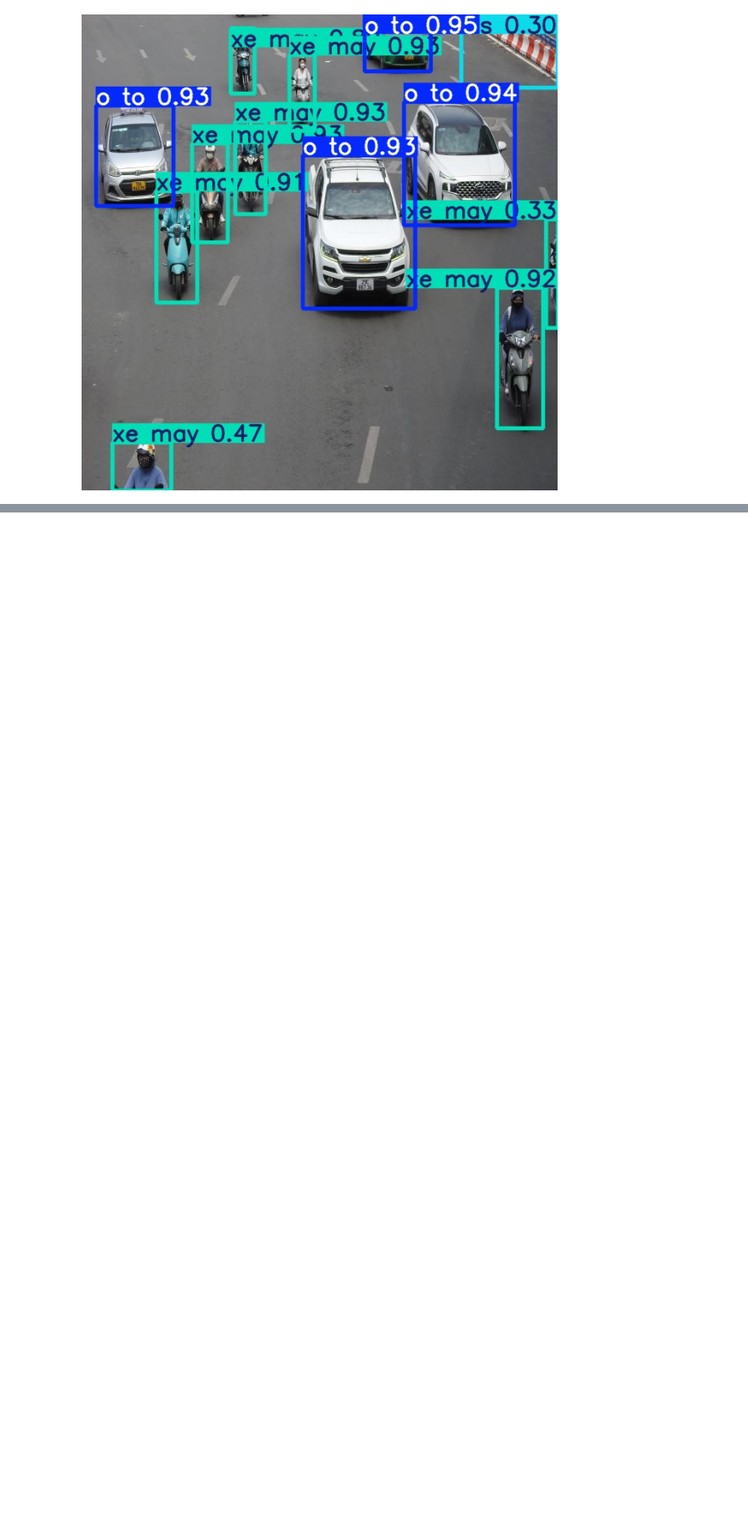
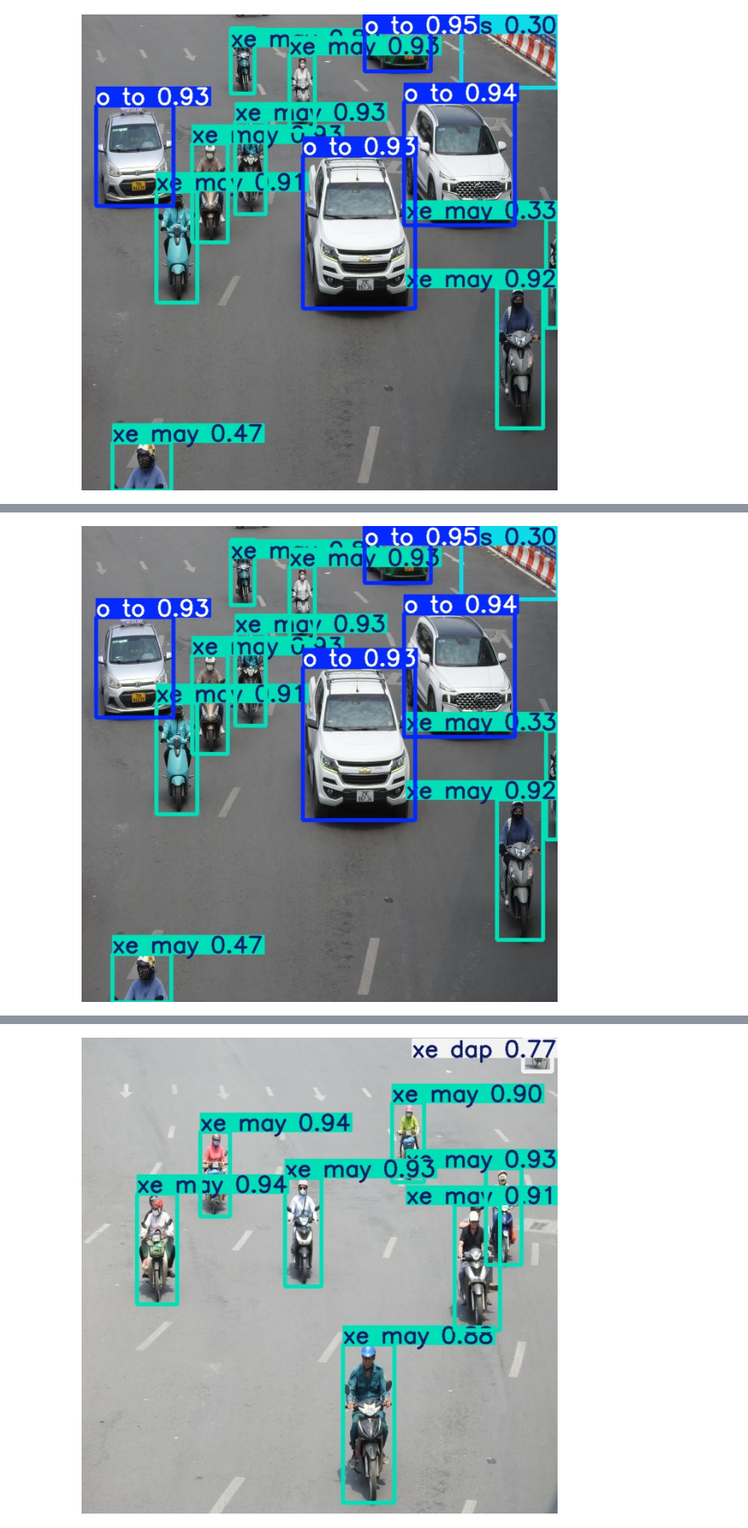
Before and after one commit to lmn190104/yolov5, a Jupyter notebook: Untitled3.ipynb, the cells around one changed output, grey strips where cells are left out. Shown at 85% size. Drawn from its saved outputs; the diff is of its cells as text; code cells hidden in the pictures; blank space fills up the shorter version.

```diff
--- a/Untitled3.ipynb
+++ b/Untitled3.ipynb
@@ -201,10 +201,79 @@ import glob
 from IPython.display import Image, display
 
 # Lấy danh sách ảnh kết quả
-result_images = glob.glob('/content/yolov5/runs/detect/exp6/*.jpg')
+result_images = glob.glob('/content/yolov5/runs/detect/exp3/*.jpg')
 
 # Hiển thị 3 ảnh đầu tiên với kích thước 640x640
 for img_path in result_images[:1]:
     display(Image(filename=img_path, height=640))
 # %% [output]
 [figure]
+# %%
+import glob
+from IPython.display import Image, display
+import os
+
+# Định nghĩa danh sách các nhãn vi phạm
+VIOLATION_CLASSES = ['xe may', 'xe dap', 'xe bus']
+
+# Đường dẫn tới thư mục chứa kết quả phát hiện
+detect_folder = '/content/yolov5/runs/detect/exp3'
+
+# Hàm kiểm tra xem ảnh có chứa nhãn vi phạm không
+def analyze_objects(label_path, class_names, violation_classes):
+    if not os.path.exists(label_path):
+        print(f"[❌] Không tìm thấy file nhãn: {label_path}")
+        return False
+
+    with open(label_path, 'r') as f:
+        lines = f.readlines()
+
+    violated = 0
+
+    print(f"\n[🔍] Kiểm tra: {os.path.basename(label_path).replace('.txt', '')}")
+    for idx, line in enumerate(lines):
+        parts = line.strip().split()
+        class_id = int(parts[0])
+        class_name = class_names[class_id]
+
+        if class_name in violation_classes:
+            print(f"→ Object {idx}: {class_name:<8} ❌ VI PHẠM")
+            violated += 1
+        else:
+            print(f"→ Object {idx}: {class_name:<8} ✔️ Hợp lệ")
+
+    print(f"✅ Tổng cộng {violated} VI PHẠM trong ảnh")
+    return violated > 0
+
+
+# Danh sách tên class từ file YAML
+class_names = ['o to', 'xe bus', 'xe dap', 'xe may', 'xe tai']
+
+# Lấy danh sách ảnh kết quả
+result_images = glob.glob(os.path.join(detect_folder, '*.jpg'))
+
+# Hiển thị 3 ảnh đầu tiên với kích thước 640x640 và kiểm tra vi phạm
+for img_path in result_images[:3]:
+    file_name = os.path.splitext(os.path.basename(img_path))[0]
+    label_path = os.path.join(detect_folder, 'labels', file_name + '.txt')
+
+    if not os.path.exists(label_path):
+        print(f"[❌] Không tìm thấy file nhãn: {label_path}")
+        continue
+
+    print(f"\n[🔍] Kiểm tra: {file_name}")
+    with open(label_path, 'r') as f:
+        lines = f.readlines()
+    for line in lines:
+        class_id = int(line.split()[0])
+        class_name = class_names[class_id]
+        print(f" → Phát hiện object: {class_name}")
+
+    if analyze_objects(label_path, class_names, VIOLATION_CLASSES):
+      print(f"Ảnh {os.path.basename(img_path)} ✅ VI PHẠM")
+    else:
+      print(f"Ảnh {os.path.basename(img_path)} ❎ KHÔNG vi phạm")
+
+# Hiển thị ảnh___
+    display(Image(filename=img_path, width=640, height=640))
+# %% [output]
@@ -210,0 +297 @@ for img_path in result_images[:1]:
+[figure, added]
@@ -210,0 +315 @@ for img_path in result_images[:1]:
+[figure, added]
```
Also changed, not shown: parts of 3 cells of this notebook.
